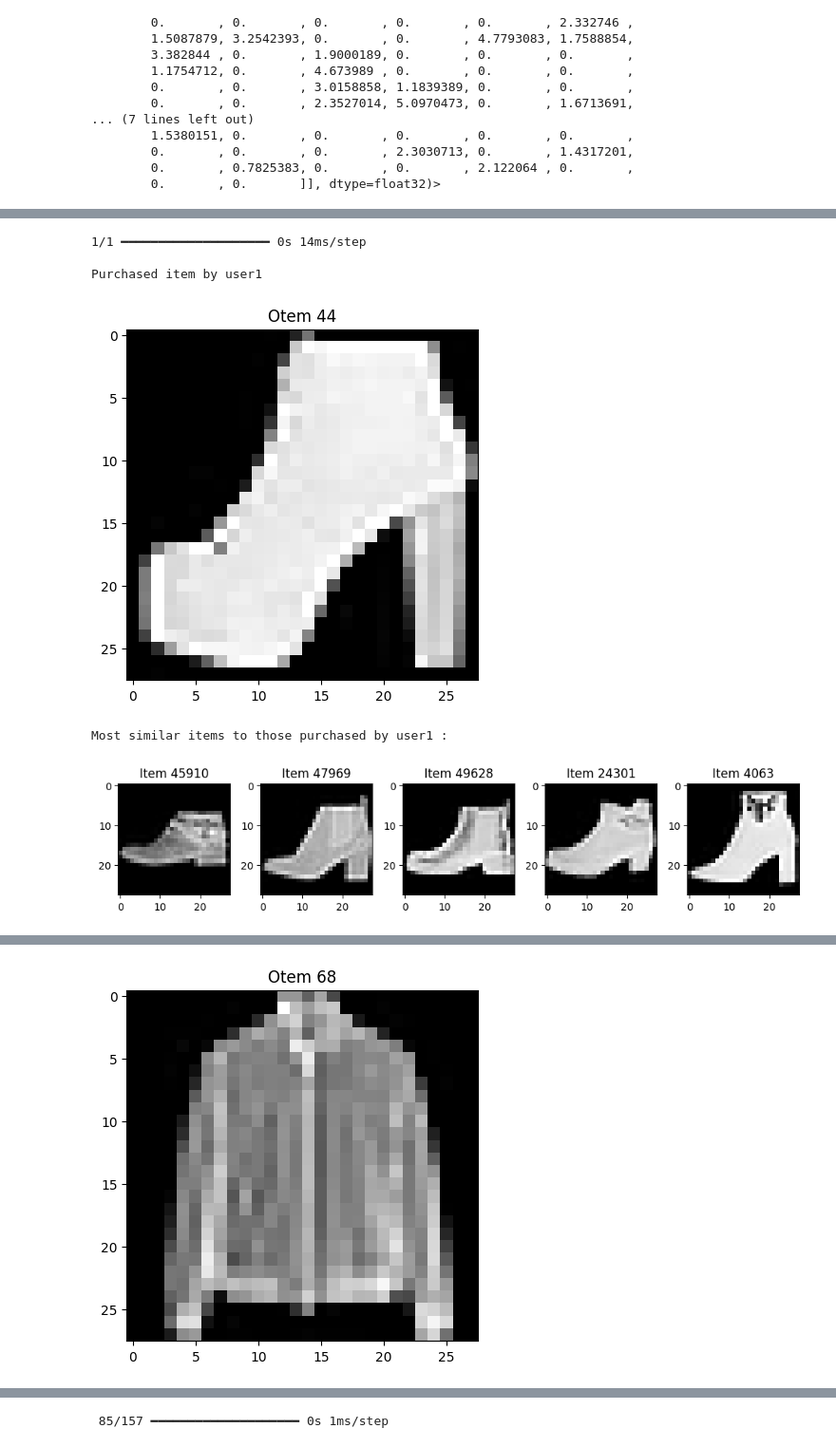
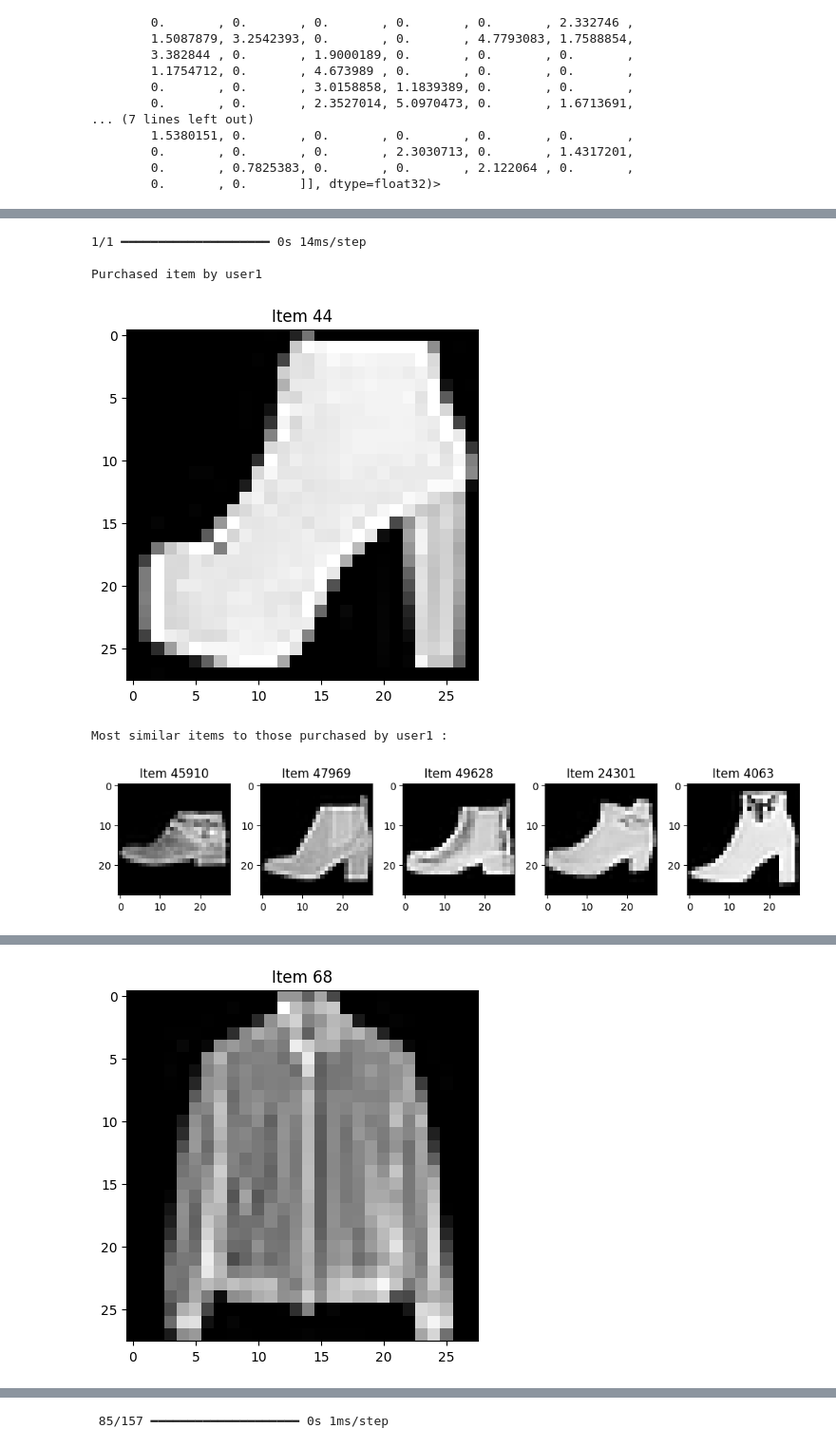
Before and after one commit to ahn283/learning, a Jupyter notebook: recommendation/chapter3/cnn.ipynb, the cells around one changed output, grey strips where cells are left out. Shown: that part at 95% size. Drawn from its saved outputs; the diff is of its cells as text; code cells hidden in the pictures.

```diff
--- a/recommendation/chapter3/cnn.ipynb
+++ b/recommendation/chapter3/cnn.ipynb
@@ -205,33 +209,33 @@ array([[0.       , 0.       , 0.       , 1.0223463, 0.       , 0.       ,
 # %%
 for user, item_indices in user_purchases.items():
     # calculating embedding of items which users purcahsed
     user_item_embeddings = model_without_last_layer.predict(X_train[np.array(item_indices)].reshape(-1, 28, 28, 1))
 
     # calculating similarity between user's items and random samples
     similarity = cosine_similarity(user_item_embeddings, random_item_embeddings)
 
     # the most similar n item indices
     top_similar_indices = np.argsort(similarity[0])[-num_similar_items:]
 
     # print images that users purchased
     print(f'\nPurchased item by {user}')
     plt.imshow(X_train[item_indices[0]].reshape(28, 28), cmap='gray')
-    plt.title(f'Otem {item_indices[0]}')
+    plt.title(f'Item {item_indices[0]}')
     plt.show()
 
     # print top n similar items
     print(f"Most similar items to those purchased by {user} :")
     fig, axes = plt.subplots(1, num_similar_items, figsize=(10, 10))
     for idx, ax in zip(top_similar_indices, axes.flatten()):
         # visualize
         ax.imshow(X_train[random_indices[idx]].reshape(28, 28), cmap='gray')
         ax.title.set_text(f'Item {random_indices[idx]}')
     plt.tight_layout()
     plt.show()
 # %% [output]
 1/1 ━━━━━━━━━━━━━━━━━━━━ 0s 14ms/step
 
 Purchased item by user1
-[figure, old version]
+[figure, new version]
 Most similar items to those purchased by user1 :
 [figure]
@@ -239,5 +243,5 @@ Most similar items to those purchased by user1 :
 
 Purchased item by user2
-[figure, old version]
+[figure, new version]
 Most similar items to those purchased by user2 :
 [figure]
```
Also changed, not shown: parts of 2 cells of this notebook, 1 other file.
